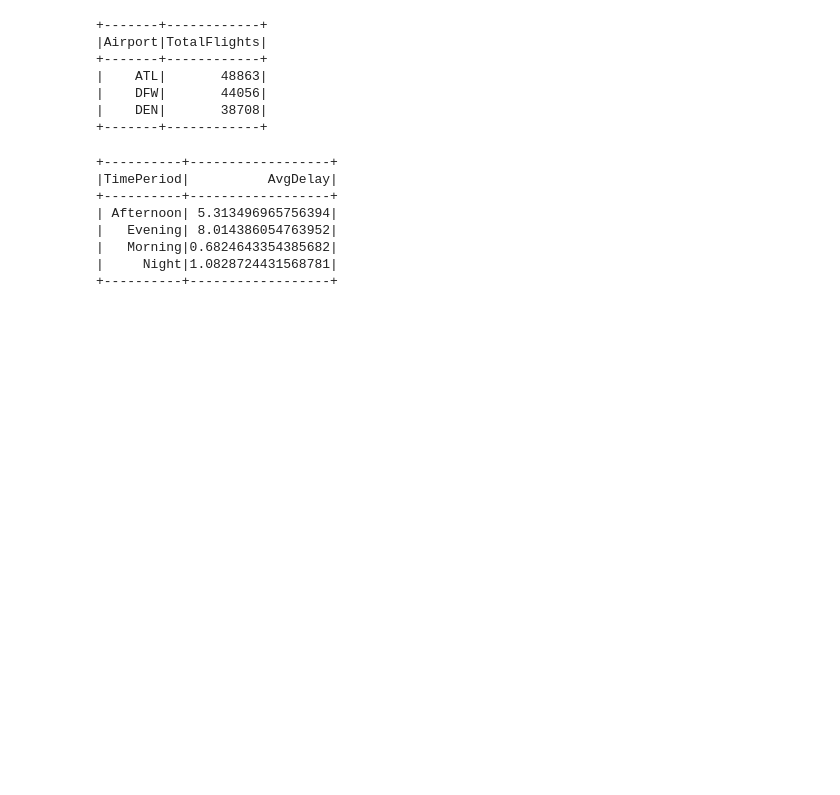
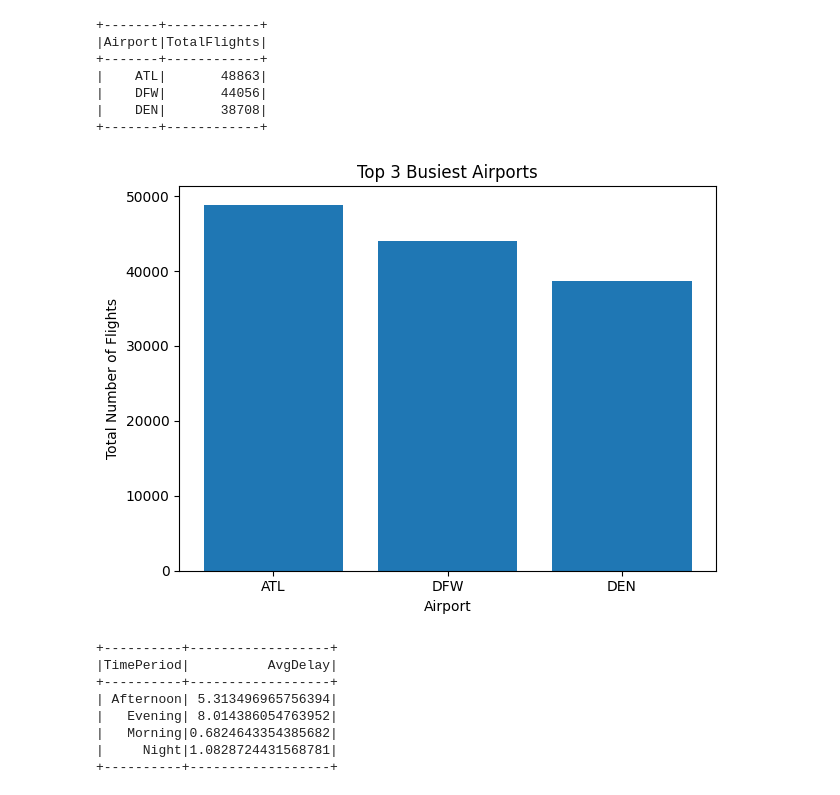
Before and after one commit to TejasTadikonda04/airline-efficiency, a Jupyter notebook: airline_efficiency.ipynb, the cells around one changed output. Cells and saved outputs as stored; diff of their text form; code cells hidden in the pictures; blank space fills up the shorter version.

```diff
--- a/airline_efficiency.ipynb
+++ b/airline_efficiency.ipynb
@@ -159,6 +198,24 @@ top_3_busiest_airports.show()
 |    DFW|       44056|
 |    DEN|       38708|
 +-------+------------+
+# %%
+# Extract airport names and total flights from the DataFrame
+airport_names = [row['Airport'] for row in top_3_busiest_airports.collect()]
+total_flights = [row['TotalFlights'] for row in top_3_busiest_airports.collect()]
+
+# Create a bar plot
+plt.bar(airport_names, total_flights)
+
+# Add labels and title
+plt.xlabel('Airport')
+plt.ylabel('Total Number of Flights')
+plt.title('Top 3 Busiest Airports')
+
+# Show plot
+plt.tight_layout()
+plt.show()
+# %% [output]
+[figure, added]
 # %%
 # Query to analyze flight delay pattern across different times of the day
 query = """
```
Also changed, not shown: parts of 5 cells of this notebook.
